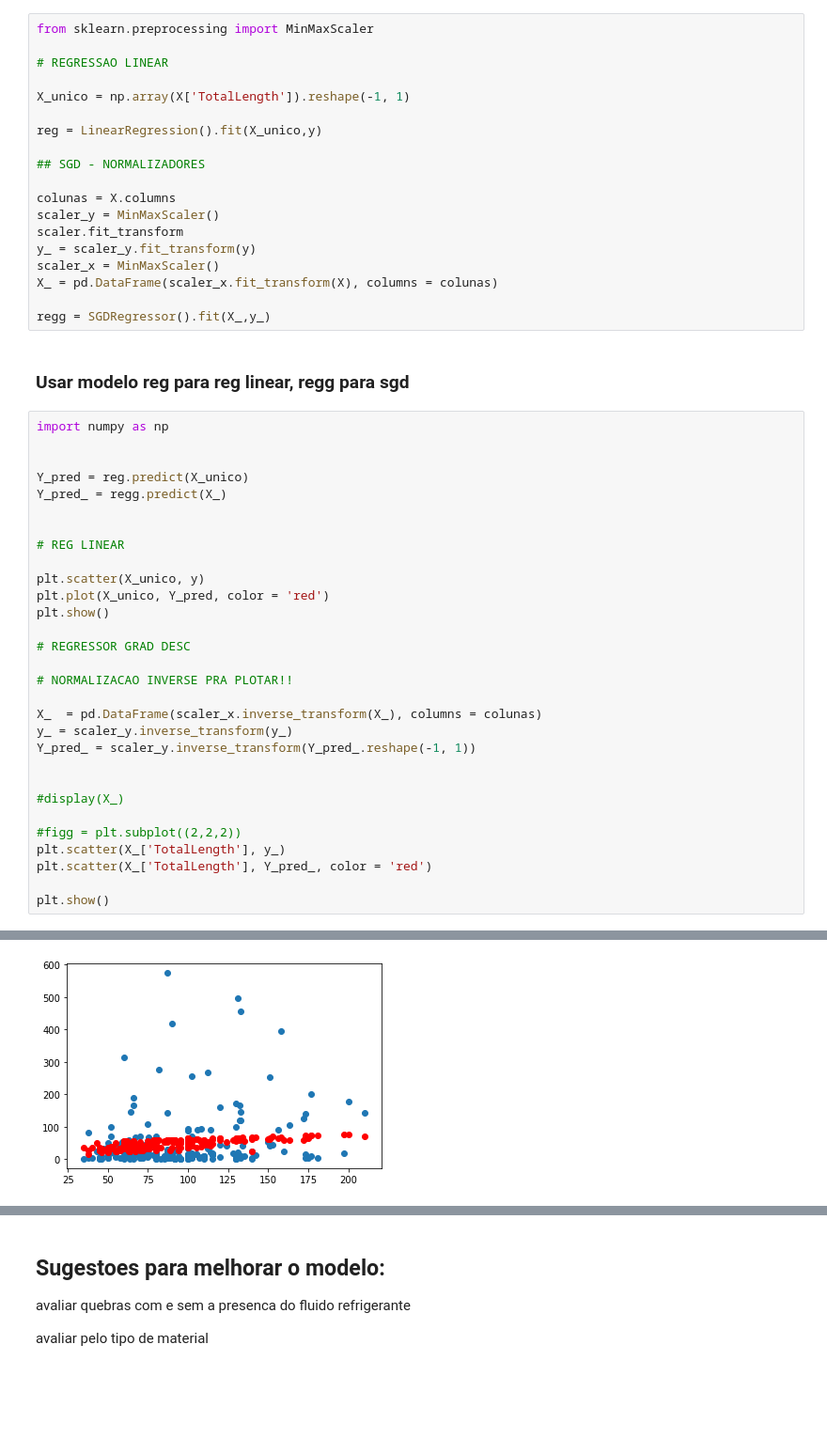
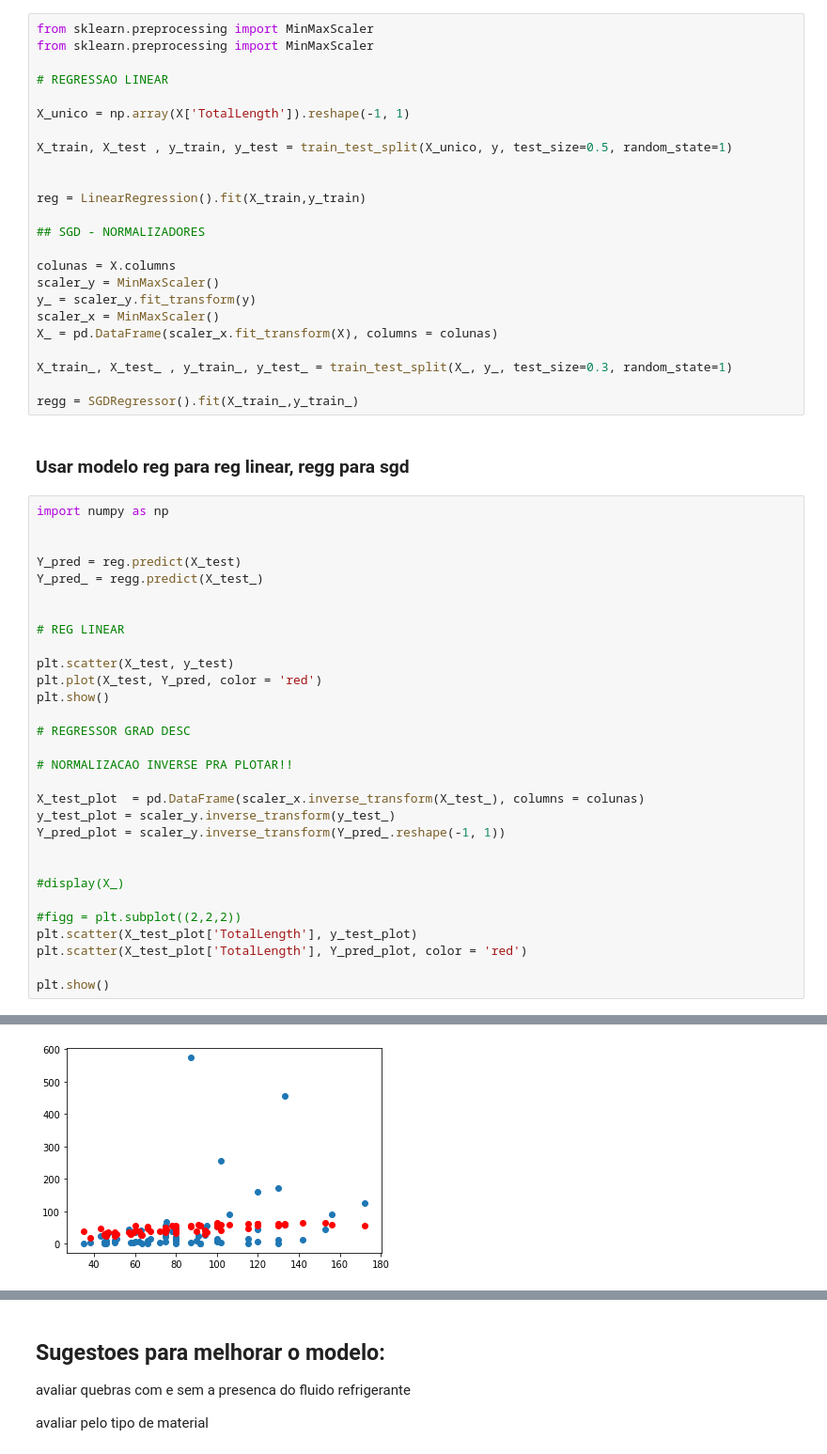
Before and after one commit to advinstai/Aprendizagem-estatistica-regressao, a Jupyter notebook: Exercicio-regressao/Bosch regressao - Leticia.ipynb, the cells around one changed output, grey strips where cells are left out. Shown: that part at 94% size. Saved outputs shown, nothing was run; the diff lists cells and outputs as text; blank space fills up the shorter version.

```diff
--- a/Exercicio-regressao/Bosch regressao - Leticia.ipynb
+++ b/Exercicio-regressao/Bosch regressao - Leticia.ipynb
@@ -132,54 +133,59 @@ X['Supplier'] = le.fit_transform(X['Supplier'])
 # %% [markdown]
 ### normalizando pra sgd
 # %%
+from sklearn.preprocessing import MinMaxScaler
 from sklearn.preprocessing import MinMaxScaler
 
 # REGRESSAO LINEAR
 
 X_unico = np.array(X['TotalLength']).reshape(-1, 1)
 
-reg = LinearRegression().fit(X_unico,y)
+X_train, X_test , y_train, y_test = train_test_split(X_unico, y, test_size=0.5, random_state=1)
+
+
+reg = LinearRegression().fit(X_train,y_train)
 
 ## SGD - NORMALIZADORES
 
 colunas = X.columns
 scaler_y = MinMaxScaler()
-scaler.fit_transform
 y_ = scaler_y.fit_transform(y)
 scaler_x = MinMaxScaler()
 X_ = pd.DataFrame(scaler_x.fit_transform(X), columns = colunas)
 
-regg = SGDRegressor().fit(X_,y_)
+X_train_, X_test_ , y_train_, y_test_ = train_test_split(X_, y_, test_size=0.3, random_state=1)
+
+regg = SGDRegressor().fit(X_train_,y_train_)
 # %% [markdown]
 ### Usar modelo reg para reg linear, regg para sgd
 # %%
 import numpy as np
 
 
-Y_pred = reg.predict(X_unico)
-Y_pred_ = regg.predict(X_)
+Y_pred = reg.predict(X_test)
+Y_pred_ = regg.predict(X_test_)
 
 
 # REG LINEAR
 
-plt.scatter(X_unico, y)
-plt.plot(X_unico, Y_pred, color = 'red')
+plt.scatter(X_test, y_test)
+plt.plot(X_test, Y_pred, color = 'red')
 plt.show()
 
 # REGRESSOR GRAD DESC
 
 # NORMALIZACAO INVERSE PRA PLOTAR!!
 
-X_  = pd.DataFrame(scaler_x.inverse_transform(X_), columns = colunas)
-y_ = scaler_y.inverse_transform(y_)
-Y_pred_ = scaler_y.inverse_transform(Y_pred_.reshape(-1, 1))
+X_test_plot  = pd.DataFrame(scaler_x.inverse_transform(X_test_), columns = colunas)
+y_test_plot = scaler_y.inverse_transform(y_test_)
+Y_pred_plot = scaler_y.inverse_transform(Y_pred_.reshape(-1, 1))
 
 
 #display(X_)
 
 #figg = plt.subplot((2,2,2))
-plt.scatter(X_['TotalLength'], y_)
-plt.scatter(X_['TotalLength'], Y_pred_, color = 'red')
+plt.scatter(X_test_plot['TotalLength'], y_test_plot)
+plt.scatter(X_test_plot['TotalLength'], Y_pred_plot, color = 'red')
 
 plt.show()
 # %% [output]
@@ -187,2 +193,2 @@ plt.show()
-[figure, old version]
+[figure, new version]
 # %%
```
Also changed, not shown: parts of 19 cells of this notebook.
